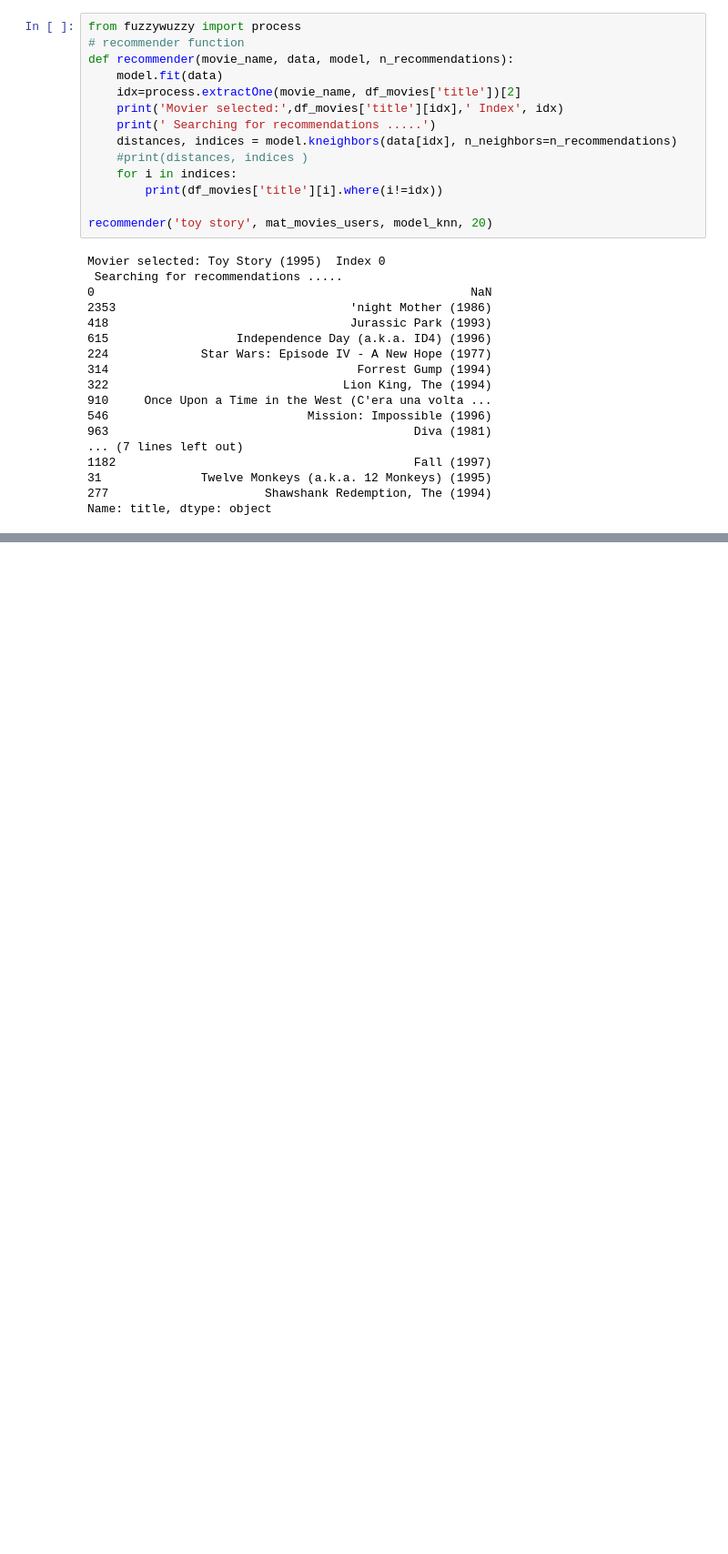
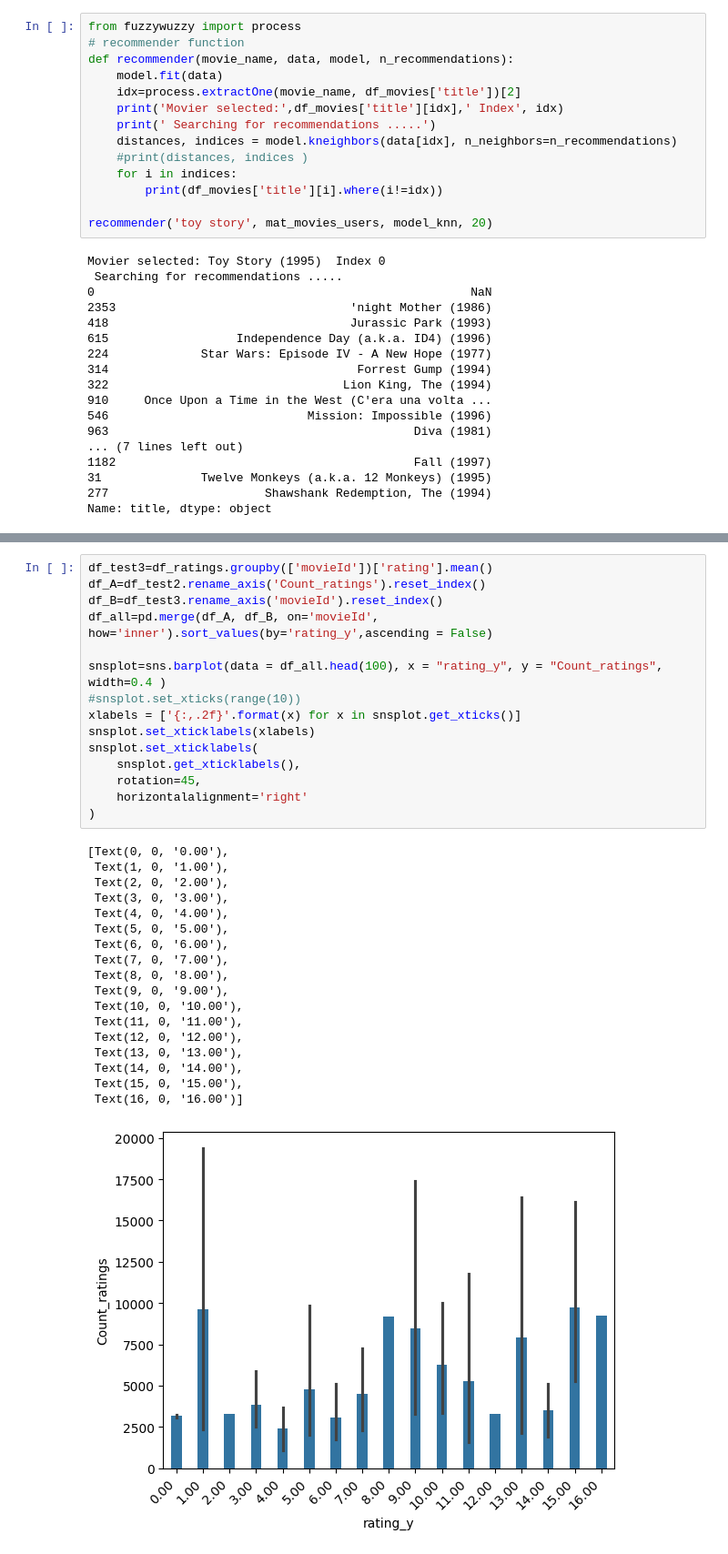
Before and after one commit to danlundh67/AI-recomend_predict, a Jupyter notebook: recommend.ipynb, the cells around one changed output, grey strips where cells are left out. Shown at 91% size. Saved outputs shown, nothing was run; the diff lists cells and outputs as text; blank space fills up the shorter version.

```diff
--- a/recommend.ipynb
+++ b/recommend.ipynb
@@ -87,0 +129,34 @@ Name: title, dtype: object
+# %%
+df_test3=df_ratings.groupby(['movieId'])['rating'].mean()
+df_A=df_test2.rename_axis('Count_ratings').reset_index()
+df_B=df_test3.rename_axis('movieId').reset_index()
+df_all=pd.merge(df_A, df_B, on='movieId', how='inner').sort_values(by='rating_y',ascending = False)
+
+snsplot=sns.barplot(data = df_all.head(100), x = "rating_y", y = "Count_ratings", width=0.4 )
+#snsplot.set_xticks(range(10))
+xlabels = ['{:,.2f}'.format(x) for x in snsplot.get_xticks()]
+snsplot.set_xticklabels(xlabels)
+snsplot.set_xticklabels(
+    snsplot.get_xticklabels(),
+    rotation=45,
+    horizontalalignment='right'
+)
+# %% [output]
+[Text(0, 0, '0.00'),
+ Text(1, 0, '1.00'),
+ Text(2, 0, '2.00'),
+ Text(3, 0, '3.00'),
+ Text(4, 0, '4.00'),
+ Text(5, 0, '5.00'),
+ Text(6, 0, '6.00'),
+ Text(7, 0, '7.00'),
+ Text(8, 0, '8.00'),
+ Text(9, 0, '9.00'),
+ Text(10, 0, '10.00'),
+ Text(11, 0, '11.00'),
+ Text(12, 0, '12.00'),
+ Text(13, 0, '13.00'),
+ Text(14, 0, '14.00'),
+ Text(15, 0, '15.00'),
+ Text(16, 0, '16.00')]
+[figure, added]
```
Also changed, not shown: parts of 10 cells of this notebook.
